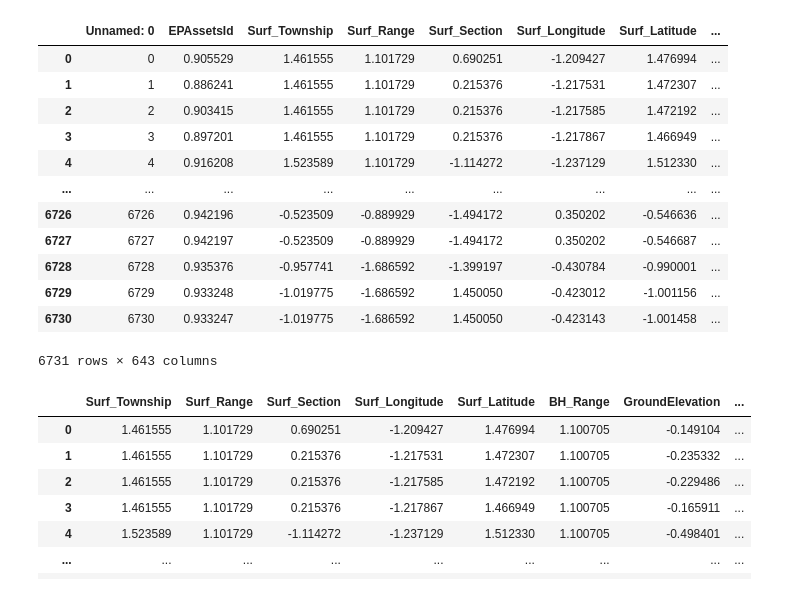
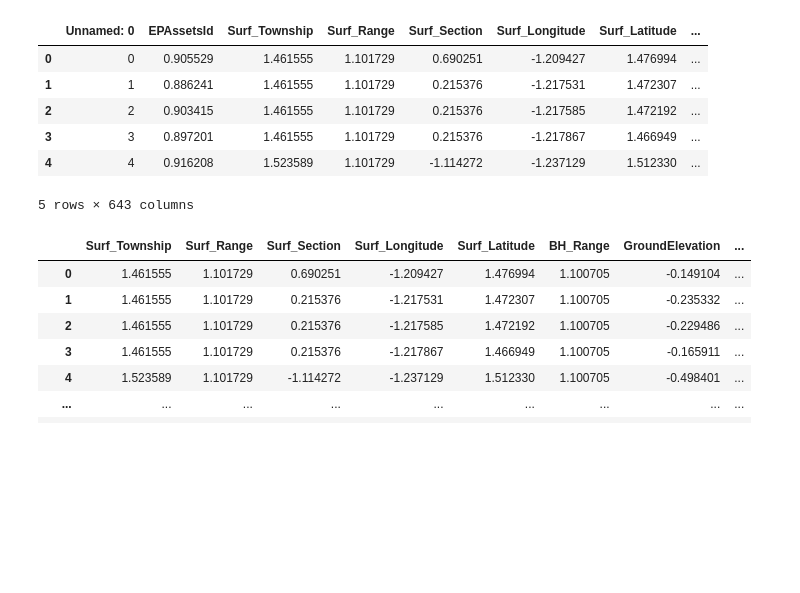
Before and after one commit to coy17a/2020DUCdatathon, a Jupyter notebook: DUC Wells Identification/Clustering_AL1.ipynb, the cells around one changed output. Saved outputs shown, nothing was run; the diff lists cells and outputs as text; code cells hidden in the pictures; blank space fills up the shorter version.

```diff
--- a/DUC Wells Identification/Clustering_AL1.ipynb
+++ b/DUC Wells Identification/Clustering_AL1.ipynb
@@ -31,21 +31,15 @@ tvd=df_original['TVD']
 # %%
 df = pd.read_csv('well_header_clean.csv')
 # %%
-df
+df.head()
 # %% [output]
 |  | Unnamed: 0 | EPAssetsId | Surf_Township | Surf_Range | Surf_Section | Surf_Longitude | Surf_Latitude | ... |
 | 0 | 0 | 0.905529 | 1.461555 | 1.101729 | 0.690251 | -1.209427 | 1.476994 | ... |
 | 1 | 1 | 0.886241 | 1.461555 | 1.101729 | 0.215376 | -1.217531 | 1.472307 | ... |
 | 2 | 2 | 0.903415 | 1.461555 | 1.101729 | 0.215376 | -1.217585 | 1.472192 | ... |
 | 3 | 3 | 0.897201 | 1.461555 | 1.101729 | 0.215376 | -1.217867 | 1.466949 | ... |
 | 4 | 4 | 0.916208 | 1.523589 | 1.101729 | -1.114272 | -1.237129 | 1.512330 | ... |
-| ... | ... | ... | ... | ... | ... | ... | ... | ... |
-| 6726 | 6726 | 0.942196 | -0.523509 | -0.889929 | -1.494172 | 0.350202 | -0.546636 | ... |
-| 6727 | 6727 | 0.942197 | -0.523509 | -0.889929 | -1.494172 | 0.350202 | -0.546687 | ... |
-| 6728 | 6728 | 0.935376 | -0.957741 | -1.686592 | -1.399197 | -0.430784 | -0.990001 | ... |
-| 6729 | 6729 | 0.933248 | -1.019775 | -1.686592 | 1.450050 | -0.423012 | -1.001156 | ... |
-| 6730 | 6730 | 0.933247 | -1.019775 | -1.686592 | 1.450050 | -0.423143 | -1.001458 | ... |
-6731 rows × 643 columns
+5 rows × 643 columns
 # %%
 df1= df.drop(['Unnamed: 0', 'EPAssetsId'], axis = 1)
 df1
```
Also changed, not shown: parts of 6 cells of this notebook, 19 other files.
